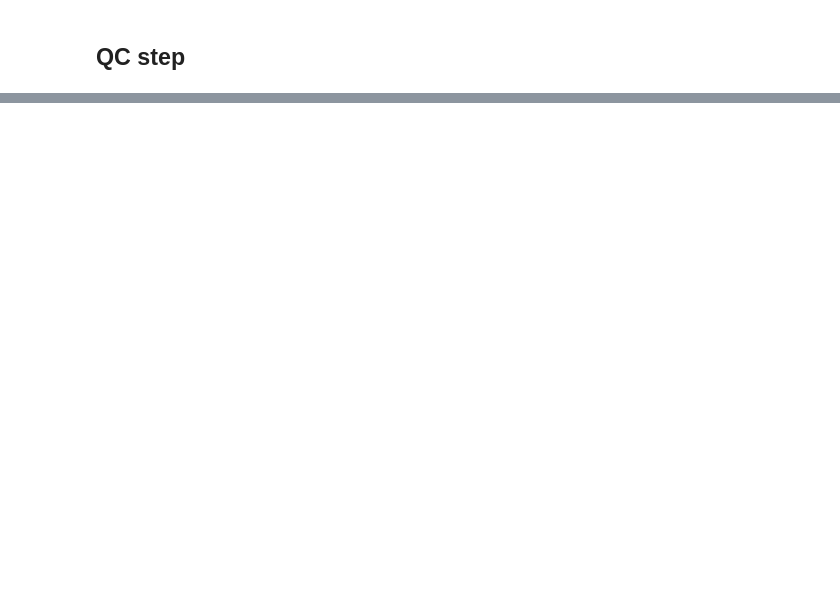
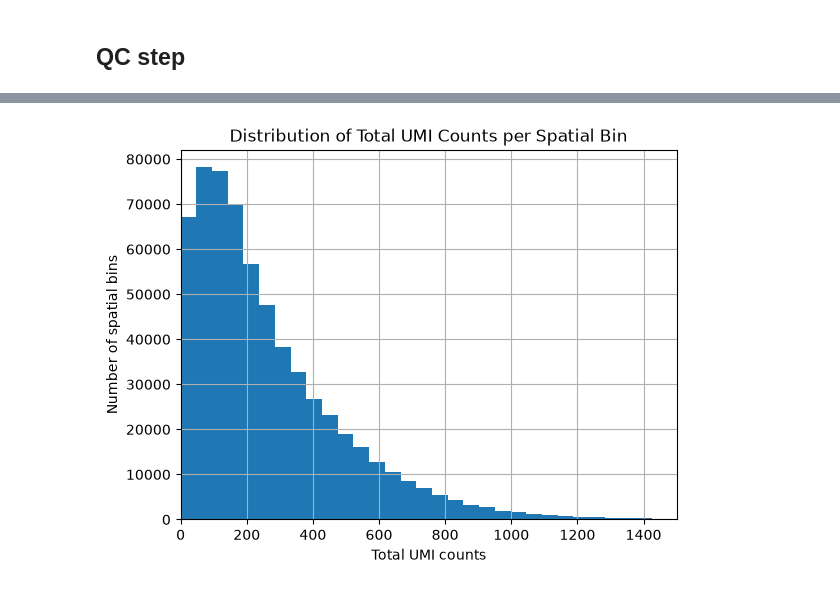
Before and after one commit to NawaneetanS/KNC_Project, a Jupyter notebook: Scripts/06_spatial_analysis.ipynb, the cells around one changed output, grey strips where cells are left out. Drawn from its saved outputs; the diff is of its cells as text; code cells hidden in the pictures; blank space fills up the shorter version.

Commit message:
QC analysis visualisation with plots

```diff
--- a/Scripts/06_spatial_analysis.ipynb
+++ b/Scripts/06_spatial_analysis.ipynb
@@ -227,19 +309,6 @@ print(adata.layers["counts"])
 # Annotate mitochondrial genes
 adata.var["mt"] = adata.var_names.str.startswith("MT-")
 
-# Annotate ribosomal genes
-adata.var["ribo"] = adata.var_names.str.startswith(("RPS", "RPL"))
-
-adata.var["hb"] = adata.var_names.isin(hb_genes)
-
 # Display the mitochondrial genes and how many
 print("Number of mitochondrial and nuclear genes (False is nuclear and true is mitochondrial): ", adata.var["mt"].value_counts())
 print("List of gene names of the mitochondrial genes:\n", adata.var_names[adata.var["mt"] == True])
-
-# Display the ribosomal genes and how many
-print("\nNumber of ribosomal and nuclear genes (False is nuclear and true is ribosomal): ", adata.var["ribo"].value_counts())
-print("List of gene names of the ribosomal genes:\n", adata.var_names[adata.var["ribo"] == True])
-
-# Display the hemoglobin genes and how many
-print("\nNumber of hemoglobin and nuclear genes (False is nuclear and true is hemoglobin): ", adata.var["hb"].value_counts())
-print("List of gene names of the hemoglobin genes:\n", adata.var_names[adata.var["hb"] == True])
@@ -252,0 +390,16 @@ sc.pp.calculate_qc_metrics(
+# %%
+# Plot the qc metrics summary
+adata.obs["total_counts"].hist(bins=100)
+plt.xlim(0, 1500)
+plt.title("Distribution of Total UMI Counts per Spatial Bin")
+plt.xlabel("Total UMI counts")
+plt.ylabel("Number of spatial bins")
+
+plt.savefig(
+    "Plots/Spatial/QC/umi_counts_hist.png",
+    dpi=600,
+    bbox_inches="tight"
+)
+plt.show()
+# %% [output]
+[figure, added]
```
Also changed, not shown: parts of 15 cells of this notebook, 8 other files.
